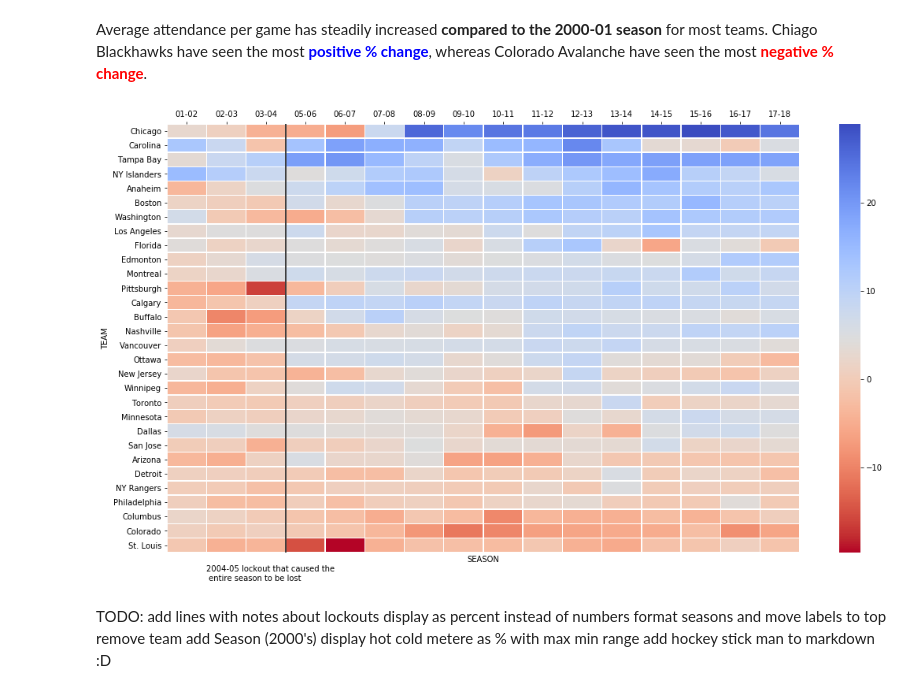
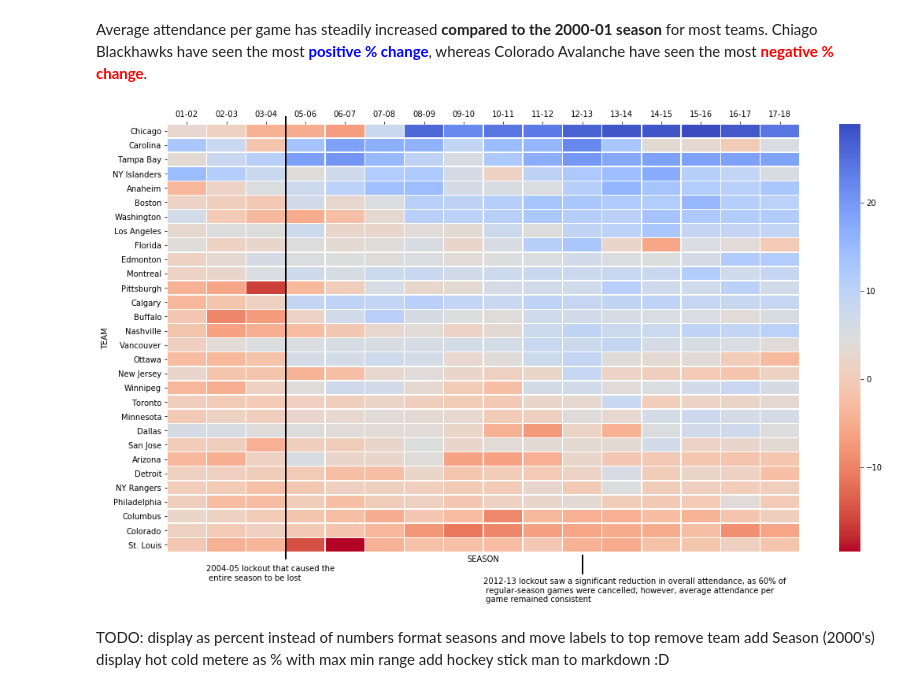
Before and after one commit to richhildebrand/makeover-monday-python, a Jupyter notebook: notebooks/2019 Week1 NHL Attendance/@idatadrew.ipynb, the cells around one changed output. Drawn from its saved outputs; the diff is of its cells as text; code cells hidden in the pictures.

Commit message:
lockout note lines now extend beyond graph

```diff
--- a/notebooks/2019 Week1 NHL Attendance/@idatadrew.ipynb
+++ b/notebooks/2019 Week1 NHL Attendance/@idatadrew.ipynb
@@ -99,18 +99,21 @@ Average attendance per game has steadily increased **compared to the 2000-01 sea
 # %%
 plt.figure(figsize=(18, 10))
 ax = sns.heatmap(piviot_table, linewidth=0.5, cmap="coolwarm_r")
 ax.xaxis.tick_top()
-ax.vlines(3, *ax.get_ylim()) # lockout
 
 ax.annotate('2004-05 lockout that caused the\n entire season to be lost', xy=(1, 1), xytext=(1, 32))
+first_lockout = plt.plot([3, 3], [-0.5, 30.5], 'k', linewidth=2)
+first_lockout[0].set_clip_on(False)
 
+ax.annotate('2012-13 lockout saw a significant reduction in overall attendance, as 60% of\n regular-season games were cancelled; however, average attendance per\n game remained consistent', xy=(1, 1), xytext=(8, 33.5))
+second_lockout = plt.plot([10.5, 10.5], [30.25, 31.5], 'k', linewidth=2)
+second_lockout[0].set_clip_on(False)
 
 plt.show()
 # %% [output]
-[figure, old version]
+[figure, new version]
 # %% [markdown]
 TODO:
-    add lines with notes about lockouts
     display as percent instead of numbers
     format seasons and move labels to top
     remove team
```
